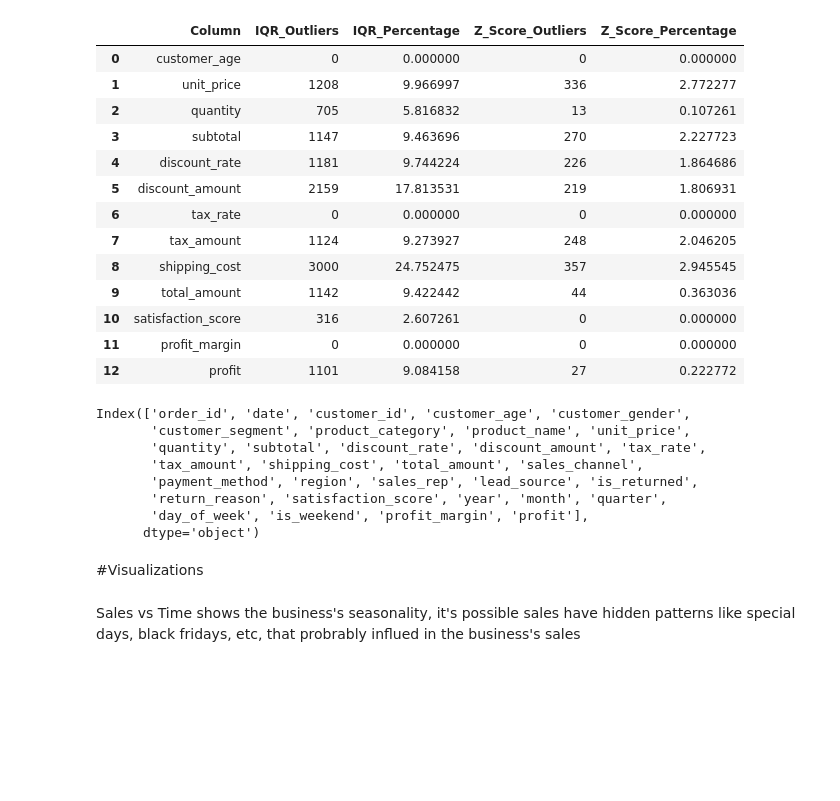
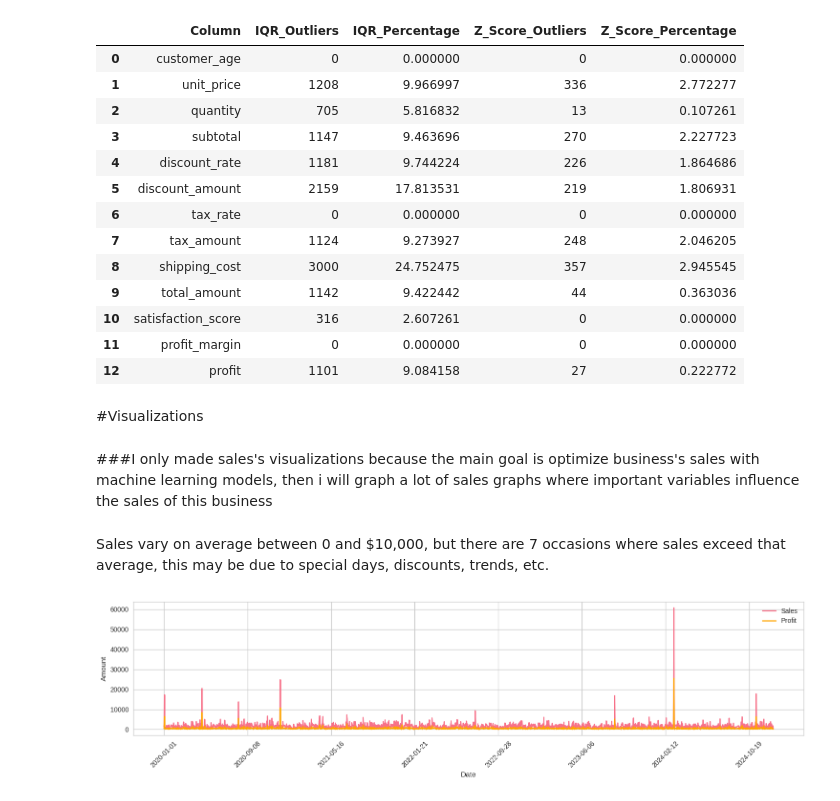
Before and after one commit to MatiasSiles/Sales-Optimization, a Jupyter notebook: EDA.ipynb, the cells around one changed output. Drawn from its saved outputs; the diff is of its cells as text; code cells hidden in the pictures; blank space fills up the shorter version.

```diff
--- a/EDA.ipynb
+++ b/EDA.ipynb
@@ -430,18 +190,25 @@ Columns with outliers
 | 10 | satisfaction_score | 316 | 2.607261 | 0 | 0.000000 |
 | 11 | profit_margin | 0 | 0.000000 | 0 | 0.000000 |
 | 12 | profit | 1101 | 9.084158 | 27 | 0.222772 |
-# %%
-df.columns
-# %% [output]
-Index(['order_id', 'date', 'customer_id', 'customer_age', 'customer_gender',
-       'customer_segment', 'product_category', 'product_name', 'unit_price',
-       'quantity', 'subtotal', 'discount_rate', 'discount_amount', 'tax_rate',
-       'tax_amount', 'shipping_cost', 'total_amount', 'sales_channel',
-       'payment_method', 'region', 'sales_rep', 'lead_source', 'is_returned',
-       'return_reason', 'satisfaction_score', 'year', 'month', 'quarter',
-       'day_of_week', 'is_weekend', 'profit_margin', 'profit'],
-      dtype='object')
 # %% [markdown]
 #Visualizations
-# %% [markdown]
-Sales vs Time shows the business's seasonality, it's possible sales have hidden patterns like special days, black fridays, etc, that probrably influed in the business's sales
+# %% [markdown]
+###I only made sales's visualizations because the main goal is optimize business's sales with machine learning models, then i will graph a lot of sales graphs where important variables influence the sales of this business
+# %% [markdown]
+Sales vary on average between 0 and $10,000, but there are 7 occasions where sales exceed that average, this may be due to special days, discounts, trends, etc.
+# %%
+fig, ax = plt.subplots(figsize=(15, 4))
+df_Sales_vs_Time = df.groupby("date")["total_amount"].sum()
+df_Sales_vs_Time.plot(label="Sales")
+
+profit_time = df.groupby('date')['profit'].sum()
+profit_time.plot(color='orange', label="Profit")
+
+plt.xlabel("Date")
+plt.ylabel("Amount")
+plt.xticks(rotation=45)
+plt.tight_layout()
+plt.legend()
+plt.show()
+# %% [output]
+[figure, added]
```
Also changed, not shown: parts of 25 cells of this notebook.
